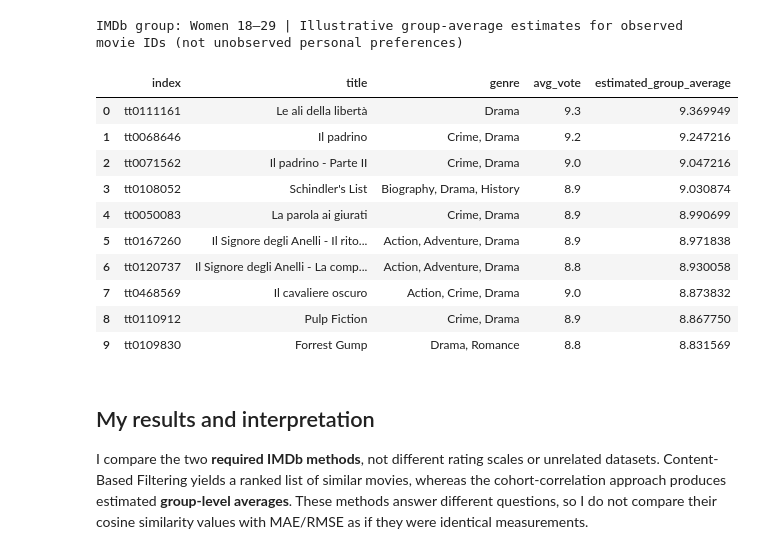
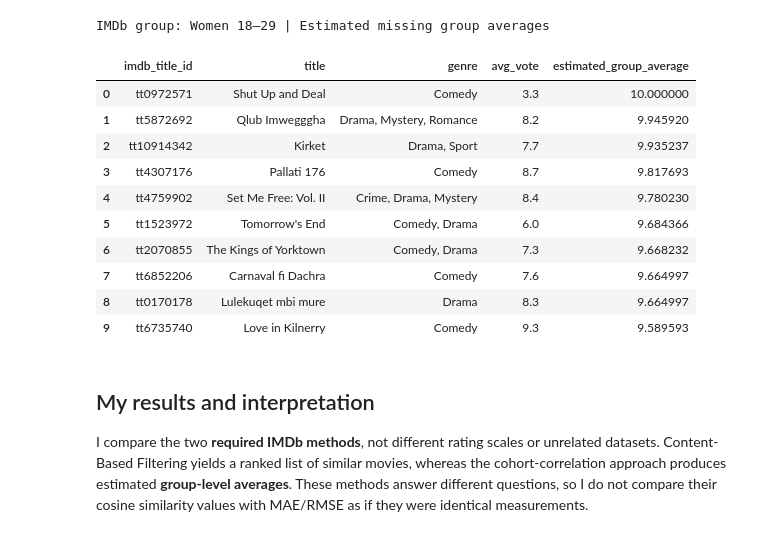
Before and after one commit to SupaHumano/CAI2100C-Movie-Recommendation-Systems, a Jupyter notebook: notebooks/Assignment_8_Juan_Luna_Santibanez_Movie_Recommendation_Systems.ipynb, the cells around one changed output. Drawn from its saved outputs; the diff is of its cells as text; code cells hidden in the pictures.

```diff
--- a/notebooks/Assignment_8_Juan_Luna_Santibanez_Movie_Recommendation_Systems.ipynb
+++ b/notebooks/Assignment_8_Juan_Luna_Santibanez_Movie_Recommendation_Systems.ipynb
@@ -115,17 +112,16 @@ cohort_cols = [c for pair in COHORTS.values() for c in pair]
 assert {'imdb_title_id','title','genre','description','director','actors','votes','avg_vote'}.issubset(imdb_movies_raw.columns)
 assert {'imdb_title_id', *cohort_cols}.issubset(imdb_ratings_raw.columns)
 
-imdb_movies=imdb_movies_raw.copy()
-imdb_movies['votes']=pd.to_numeric(imdb_movies['votes'],errors='coerce').fillna(0)
-imdb_movies['avg_vote']=pd.to_numeric(imdb_movies['avg_vote'],errors='coerce')
-imdb_movies=imdb_movies[imdb_movies.votes.ge(1000)&imdb_movies.title.notna()&imdb_movies.imdb_title_id.notna()].copy()
-imdb_movies=imdb_movies.sort_values(['votes','imdb_title_id'],ascending=[False,True]).drop_duplicates('imdb_title_id').head(3000)
+# Keep the complete original catalogue: no popularity cutoff or title sampling.
+imdb_movies = imdb_movies_raw.copy()
+imdb_movies['votes'] = pd.to_numeric(imdb_movies['votes'], errors='coerce').fillna(0)
+imdb_movies['avg_vote'] = pd.to_numeric(imdb_movies['avg_vote'], errors='coerce')
+imdb_movies = imdb_movies[imdb_movies.imdb_title_id.notna()].drop_duplicates('imdb_title_id').copy()
 for col in ['title','genre','description','director','actors']:
-    imdb_movies[col]=imdb_movies[col].fillna('').astype(str)
-# Ignore duplicated keys in the right-hand table, not the movie rows themselves.
-imdb_ratings_unique=imdb_ratings_raw[['imdb_title_id']+cohort_cols].drop_duplicates('imdb_title_id')
-imdb_movies=imdb_movies.merge(imdb_ratings_unique,on='imdb_title_id',how='left',validate='one_to_one').reset_index(drop=True)
-assert len(imdb_movies)>=5
-print('IMDb titles in reproducible analysis subset:',len(imdb_movies))
+    imdb_movies[col] = imdb_movies[col].fillna('').astype(str)
+imdb_ratings_unique = imdb_ratings_raw[['imdb_title_id'] + cohort_cols].drop_duplicates('imdb_title_id')
+imdb_movies = imdb_movies.merge(imdb_ratings_unique, on='imdb_title_id', how='left', validate='one_to_one').reset_index(drop=True)
+assert len(imdb_movies) >= 85000
+print('Original film records:',len(imdb_movies_raw),'| usable catalogue records:',len(imdb_movies))
 display(imdb_movies[['title','genre','votes','avg_vote']].head())
 # %% [output]
@@ -257,32 +257,34 @@ IMDb matrix dimensions (groups × movies): (6, 3000)
 # %%
-# Example estimates for a named cohort. If no cells are missing, demonstrate estimates for sufficiently observed movies.
-chosen_group='Women 18–29'; row=list(imdb_groups.index).index(chosen_group)
+# A group-level recommendation example using all candidate films in the complete IMDb collection.
+chosen_group='Women 18–29';row=list(imdb_groups.index).index(chosen_group)
 available=np.flatnonzero(imdb_groups.iloc[row].isna().to_numpy() & (imdb_groups.notna().sum(axis=0).to_numpy()>=2))
-reason='Missing group-average estimates'
+reason='Estimated missing group averages'
 if not len(available):
     available=np.flatnonzero(imdb_groups.notna().sum(axis=0).to_numpy()>=3)
-    reason='Illustrative group-average estimates for observed movie IDs (not unobserved personal preferences)'
-if not len(available):raise ValueError('Not enough IMDb group-mean observations for ranking')
-est=np.array([predict_group_average(imdb_groups,imdb_sim,row,int(j)) for j in available])
+    reason='Illustrative estimates for films with observed group ratings'
+if not len(available):raise ValueError('Not enough IMDb group observations for ranking')
+mat=imdb_groups.to_numpy(float)
+means=np.nanmean(mat,axis=1)
+est=np.array([predict_group_average(imdb_groups,imdb_sim,row,int(j),means,mat) for j in available])
 order=np.argsort(-est)[:10]
 keys=imdb_groups.columns[available[order]]
 imdb_group_top=imdb_movies.set_index('imdb_title_id').loc[keys,['title','genre','avg_vote']].copy()
 imdb_group_top['estimated_group_average']=est[order]
 print('IMDb group:',chosen_group,'|',reason)
 display(imdb_group_top.reset_index())
 # %% [output]
-IMDb group: Women 18–29 | Illustrative group-average estimates for observed movie IDs (not unobserved personal preferences)
+IMDb group: Women 18–29 | Estimated missing group averages
-|  | index | title | genre | avg_vote | estimated_group_average |
-| 0 | tt0111161 | Le ali della libertà | Drama | 9.3 | 9.369949 |
-| 1 | tt0068646 | Il padrino | Crime, Drama | 9.2 | 9.247216 |
-| 2 | tt0071562 | Il padrino - Parte II | Crime, Drama | 9.0 | 9.047216 |
-| 3 | tt0108052 | Schindler's List | Biography, Drama, History | 8.9 | 9.030874 |
-| 4 | tt0050083 | La parola ai giurati | Crime, Drama | 8.9 | 8.990699 |
-| 5 | tt0167260 | Il Signore degli Anelli - Il rito... | Action, Adventure, Drama | 8.9 | 8.971838 |
-| 6 | tt0120737 | Il Signore degli Anelli - La comp... | Action, Adventure, Drama | 8.8 | 8.930058 |
-| 7 | tt0468569 | Il cavaliere oscuro | Action, Crime, Drama | 9.0 | 8.873832 |
-| 8 | tt0110912 | Pulp Fiction | Crime, Drama | 8.9 | 8.867750 |
-| 9 | tt0109830 | Forrest Gump | Drama, Romance | 8.8 | 8.831569 |
+|  | imdb_title_id | title | genre | avg_vote | estimated_group_average |
+| 0 | tt0972571 | Shut Up and Deal | Comedy | 3.3 | 10.000000 |
+| 1 | tt5872692 | Qlub Imwegggha | Drama, Mystery, Romance | 8.2 | 9.945920 |
+| 2 | tt10914342 | Kirket | Drama, Sport | 7.7 | 9.935237 |
+| 3 | tt4307176 | Pallati 176 | Comedy | 8.7 | 9.817693 |
+| 4 | tt4759902 | Set Me Free: Vol. II | Crime, Drama, Mystery | 8.4 | 9.780230 |
+| 5 | tt1523972 | Tomorrow's End | Comedy, Drama | 6.0 | 9.684366 |
+| 6 | tt2070855 | The Kings of Yorktown | Comedy, Drama | 7.3 | 9.668232 |
+| 7 | tt6852206 | Carnaval fi Dachra | Comedy | 7.6 | 9.664997 |
+| 8 | tt0170178 | Lulekuqet mbi mure | Drama | 8.3 | 9.664997 |
+| 9 | tt6735740 | Love in Kilnerry | Comedy | 9.3 | 9.589593 |
 # %% [markdown]
 ## My results and interpretation
 
```
Also changed, not shown: parts of 12 cells of this notebook, 7 other files.
